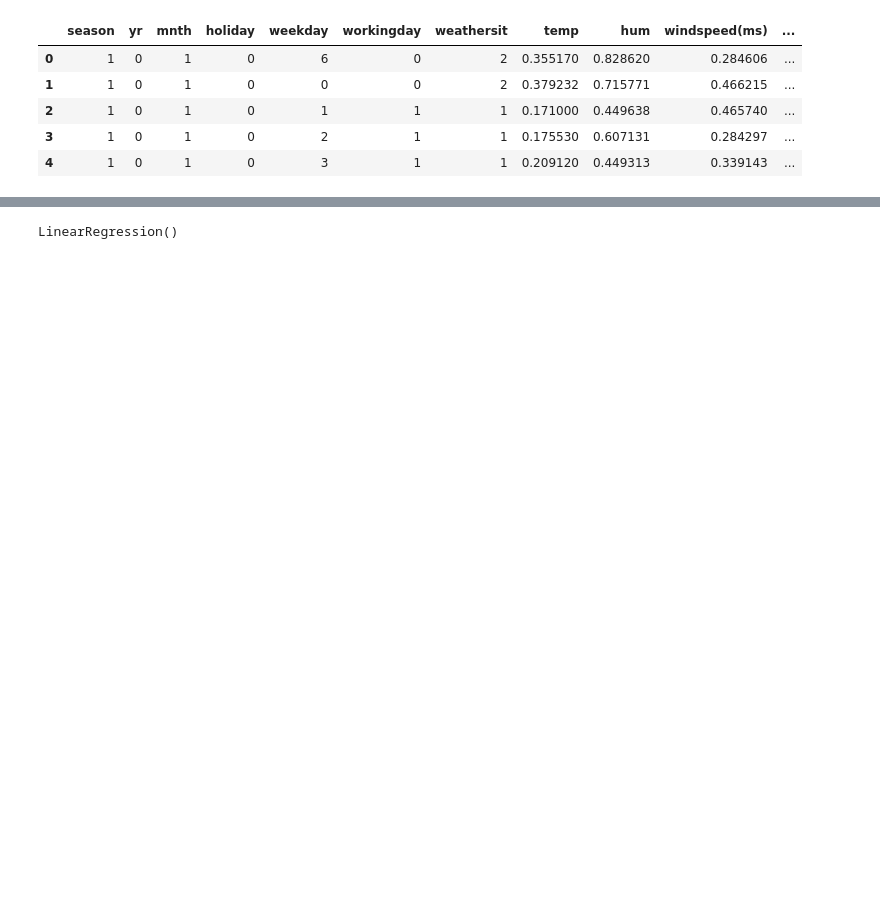
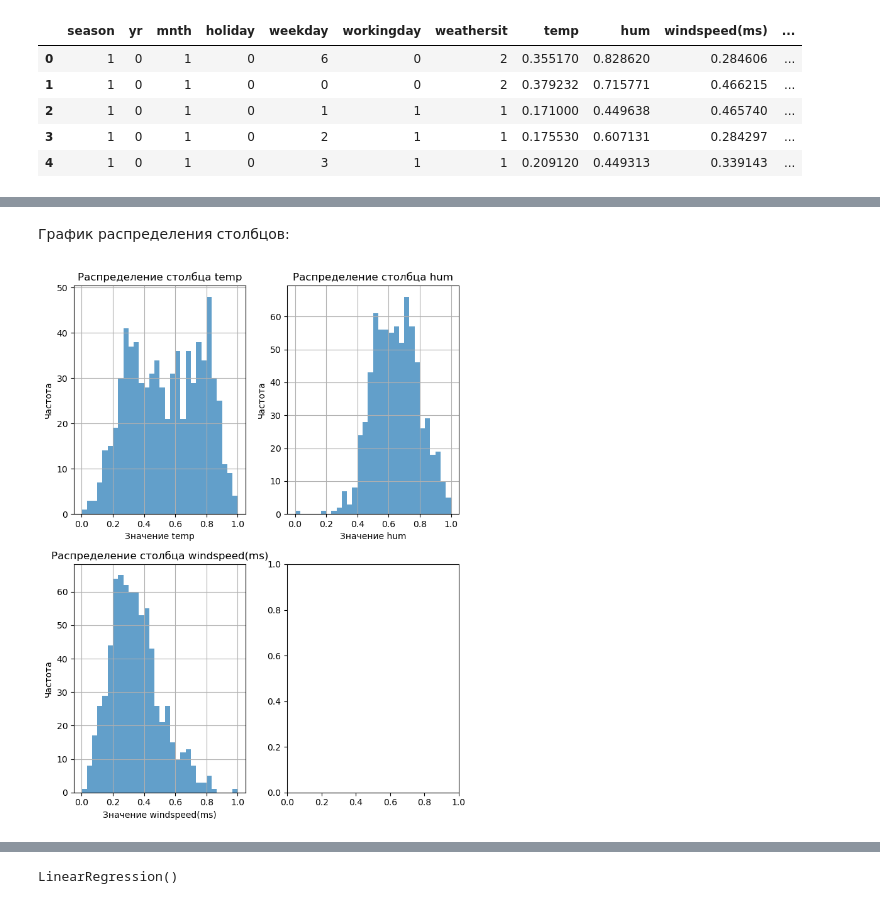
Before and after one commit to mienvenn/ml_models, a Jupyter notebook: example.ipynb, the cells around one changed output, grey strips where cells are left out. Saved outputs shown, nothing was run; the diff lists cells and outputs as text; code cells hidden in the pictures; blank space fills up the shorter version.

```diff
--- a/example.ipynb
+++ b/example.ipynb
@@ -13,0 +88,18 @@ data.head()
+# %% [markdown]
+График распределения столбцов:
+# %%
+fig, axes = plt.subplots(nrows=2, ncols=2, figsize=(7, 9))
+columns = ["temp", "hum", "windspeed(ms)"]
+for i, column in enumerate(columns):
+    row = i // 2
+    col = i % 2
+    axes[row, col].hist(data[column], bins=30, alpha=0.7)
+    axes[row, col].set_title(f"Распределение столбца {column}")
+    axes[row, col].set_xlabel(f"Значение {column}")
+    axes[row, col].set_ylabel("Частота")
+    axes[row, col].grid(True)
+
+plt.tight_layout()
+plt.show()
+# %% [output]
+[figure, added]
```
Also changed, not shown: parts of 42 cells of this notebook.
